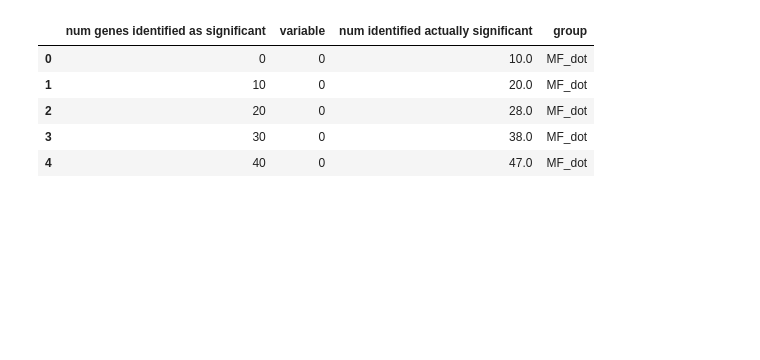
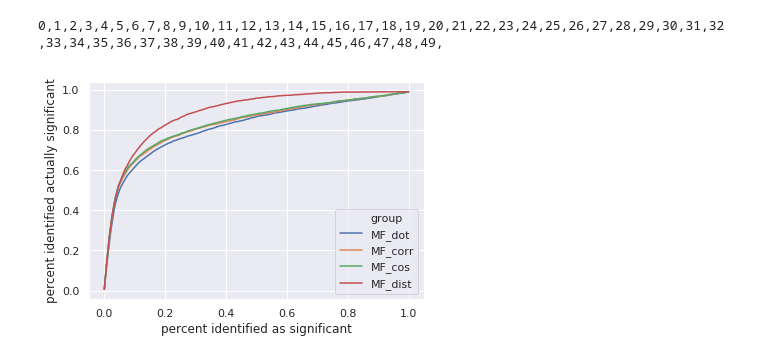
Before and after one commit to psturmfels/cfAD, a Jupyter notebook: notebooks/latentFactorSimulations/IndependentSimulations.ipynb, the cells around one changed output. Saved outputs shown, nothing was run; the diff lists cells and outputs as text; code cells hidden in the pictures; blank space fills up the shorter version.

```diff
--- a/notebooks/latentFactorSimulations/IndependentSimulations.ipynb
+++ b/notebooks/latentFactorSimulations/IndependentSimulations.ipynb
@@ -174,28 +139,0 @@ for rep in range(numReps):
-# %%
-def MatToMeltDF(im, group_name, num_points_cutoff=400):
-    im_dot_df = pd.DataFrame(im[:, :num_points_cutoff].T)
-    x_values = np.arange(num_points_cutoff) * 10 #np.arange(numPlotPoints) * 10
-    im_dot_df['num genes identified as significant'] = x_values
-    im_dot_df = pd.melt(im_dot_df, id_vars=['num genes identified as significant'],
-                        value_name='num identified actually significant')
-    im_dot_df['group'] = group_name
-    return im_dot_df
-# %%
-im_dot_df = MatToMeltDF(im_dot, group_name='MF_dot')
-
-nn_dot_df = MatToMeltDF(nn_dot, group_name='MF_nn_dot')
-
-raw_dot_df = MatToMeltDF(raw_dot, group_name='raw_dot')
-raw_cor_df = MatToMeltDF(raw_cor, group_name='raw_cor')
-
-true_dot_df = MatToMeltDF(true_dot, group_name='true_dot')
-
-concat_df = pd.concat([im_dot_df, nn_dot_df, raw_cor_df, true_dot_df])
-concat_df.head()
-# %% [output]
-|  | num genes identified as significant | variable | num identified actually significant | group |
-| 0 | 0 | 0 | 10.0 | MF_dot |
-| 1 | 10 | 0 | 20.0 | MF_dot |
-| 2 | 20 | 0 | 28.0 | MF_dot |
-| 3 | 30 | 0 | 38.0 | MF_dot |
-| 4 | 40 | 0 | 47.0 | MF_dot |
@@ -201,0 +180,16 @@ concat_df.head()
+# %%
+tg_stacked = np.stack(tg_zipped, axis=0) #of shape numReps, 4, numPlotPoints
+tg_summed  = np.cumsum(tg_stacked, axis=2) #cumulative sum over numPlotPoints
+# %% [output]
+0,1,2,3,4,5,6,7,8,9,10,11,12,13,14,15,16,17,18,19,20,21,22,23,24,25,26,27,28,29,30,31,32,33,34,35,36,37,38,39,40,41,42,43,44,45,46,47,48,49,
+# %%
+def plotIndices(tg_summed, names, indices, x_values, ci=None):
+    dfs = []
+    for i in range(len(indices)):
+        dfs.append(MatToMeltDF(tg_summed[:, indices[i], :], group_name = names[i], x_values=x_values))
+    sns.lineplot(x='percent identified as significant', y='percent identified actually significant', hue='group',
+             data=pd.concat(dfs), ci=ci)
+# %%
+plotIndices(tg_summed, ['MF_dot', 'MF_corr', 'MF_cos', 'MF_dist'], [0, 1, 2, 3], np.arange(int(g))/g)
+# %% [output]
+[figure, added]
```
Also changed, not shown: parts of 32 cells of this notebook, 24 other files.
